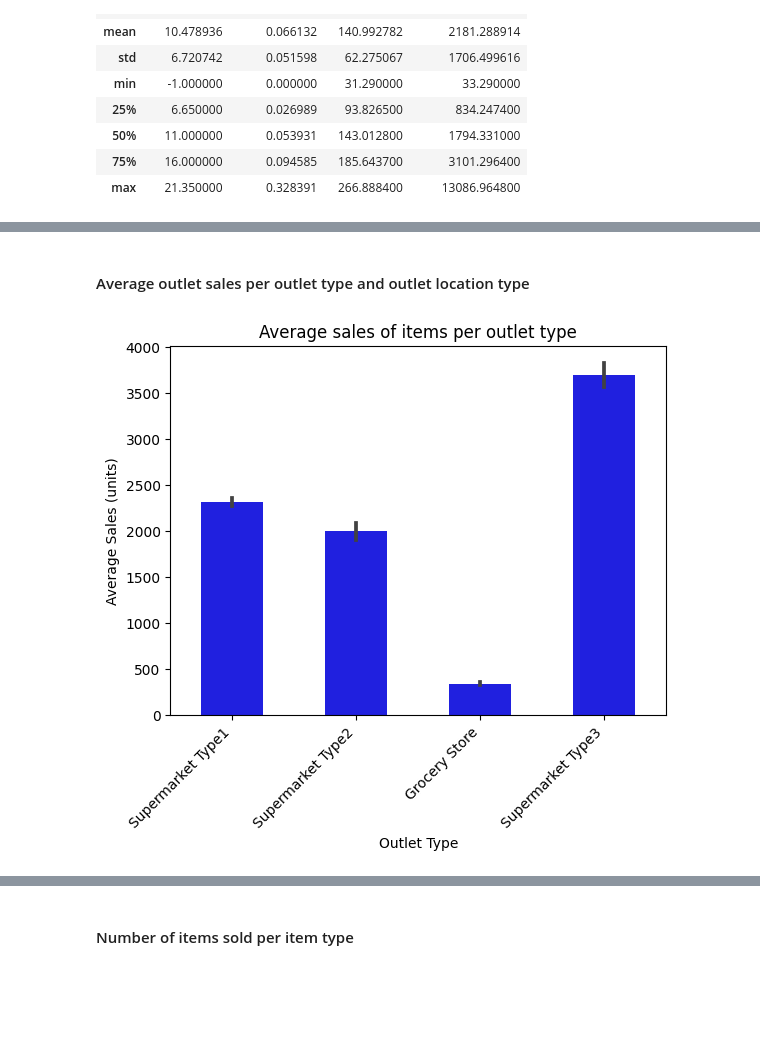
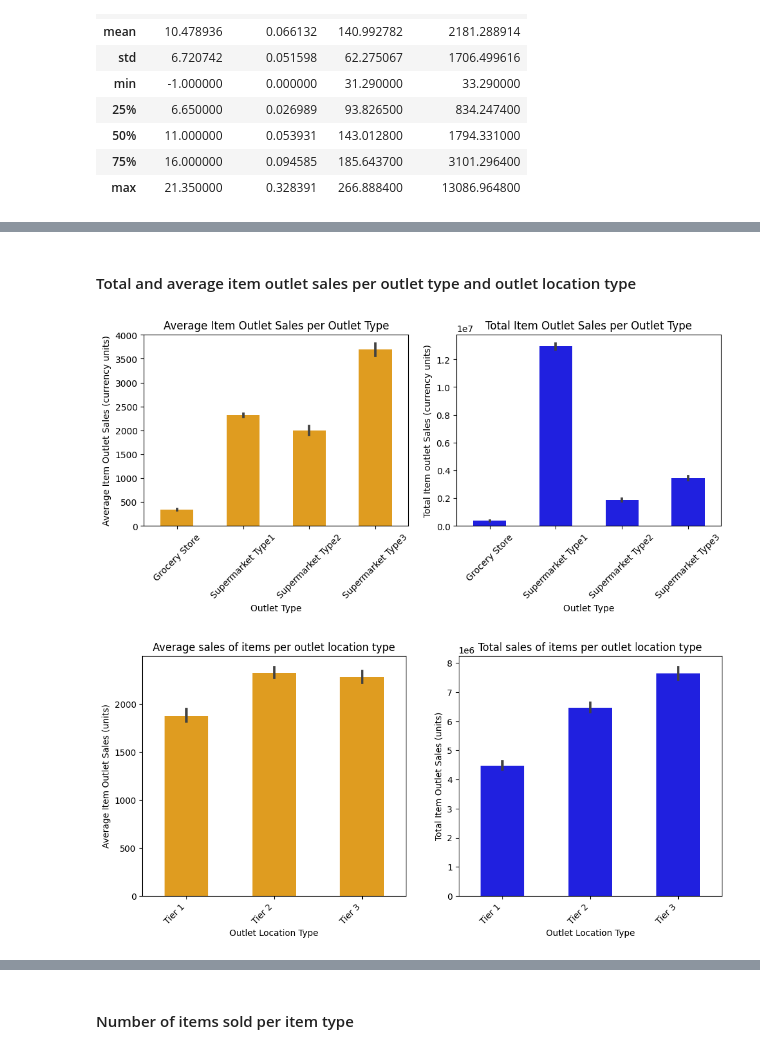
Before and after one commit to itan-s/Prediction-of-Product-Sales, a Jupyter notebook: Prediction-of-Product-Sales.ipynb, the cells around one changed output, grey strips where cells are left out. Drawn from its saved outputs; the diff is of its cells as text; code cells hidden in the pictures; blank space fills up the shorter version.

```diff
--- a/Prediction-of-Product-Sales.ipynb
+++ b/Prediction-of-Product-Sales.ipynb
@@ -389,9 +397,35 @@ Observations:
 # %% [markdown]
-#### Average outlet sales per outlet type and outlet location type
+#### Total and average item outlet sales per outlet type and outlet location type
+# %%
+# Create a barplot of the total and average item outlet sales amount in stores per outlet type
+fig, axes5 = plt.subplots(ncols = 2, figsize = (10, 5));
+
+#Subplot 1
+sns.barplot(data = df, x = 'Outlet_Type', y = 'Item_Outlet_Sales', color = 'orange', width = 0.5, order = ['Grocery Store', 'Supermarket Type1', 'Supermarket Type2', 'Supermarket Type3'], ax = axes5[0])
+axes5[0].set_xticklabels(axes5[0].get_xticklabels(), rotation=45);
+axes5[0].set(title = 'Average Item Outlet Sales per Outlet Type', xlabel = 'Outlet Type', ylabel = 'Average Item Outlet Sales (currency units)');
+
+#Subplot 2
+sns.barplot(data = df, x = 'Outlet_Type', y = 'Item_Outlet_Sales', estimator = 'sum', color = 'blue', width = 0.5, order = ['Grocery Store', 'Supermarket Type1', 'Supermarket Type2', 'Supermarket Type3'], ax = axes5[1])
+axes5[1].set_xticklabels(axes5[1].get_xticklabels(), rotation=45);
+axes5[1].set(title = 'Total Item Outlet Sales per Outlet Type', xlabel = 'Outlet Type', ylabel = 'Total Item outlet Sales (currency units)');
+
+## Adjusting subplots to best fill Figure
+fig.tight_layout()
+# %% [output]
+[figure, added]
 # %%
-# Create a barplot of the average sales amount of sold items in stores per outlet type
-ax5 = sns.barplot(data = df, x = 'Outlet_Type', y = 'Item_Outlet_Sales', color = 'blue', width = 0.5)
-ax5.set_xticklabels(ax5.get_xticklabels(), rotation=45, ha='right');
-ax5.set(title = 'Average sales of items per outlet type', xlabel = 'Outlet Type', ylabel = 'Average Sales (units)');
+# Create a barplot of the average amount of items sold in stores per
+fig, axes6 = plt.subplots(ncols = 2, figsize = (12, 5));
+
+# Subplot 1
+sns.barplot(data = df, x = 'Outlet_Location_Type', y = 'Item_Outlet_Sales', ax = axes6[0], color = 'orange', width = 0.5, order = ['Tier 1', 'Tier 2', 'Tier 3']);
+axes6[0].set_xticklabels(axes6[0].get_xticklabels(), rotation=45, ha='right');
+axes6[0].set(title = 'Average sales of items per outlet location type', xlabel = 'Outlet Location Type', ylabel = 'Average Item Outlet Sales (units)');
+
+# Subplot 2
+sns.barplot(data = df, x = 'Outlet_Location_Type', y = 'Item_Outlet_Sales', ax = axes6[1], estimator = 'sum', color = 'blue', width = 0.5, order = ['Tier 1', 'Tier 2', 'Tier 3'])
+axes6[1].set_xticklabels(axes6[1].get_xticklabels(), rotation=45, ha='right');
+axes6[1].set(title = 'Total sales of items per outlet location type', xlabel = 'Outlet Location Type', ylabel = 'Total Item Outlet Sales (units)');
 # %% [output]
-[figure, old version]
+[figure, new version]
```
Also changed, not shown: parts of 94 cells of this notebook.
